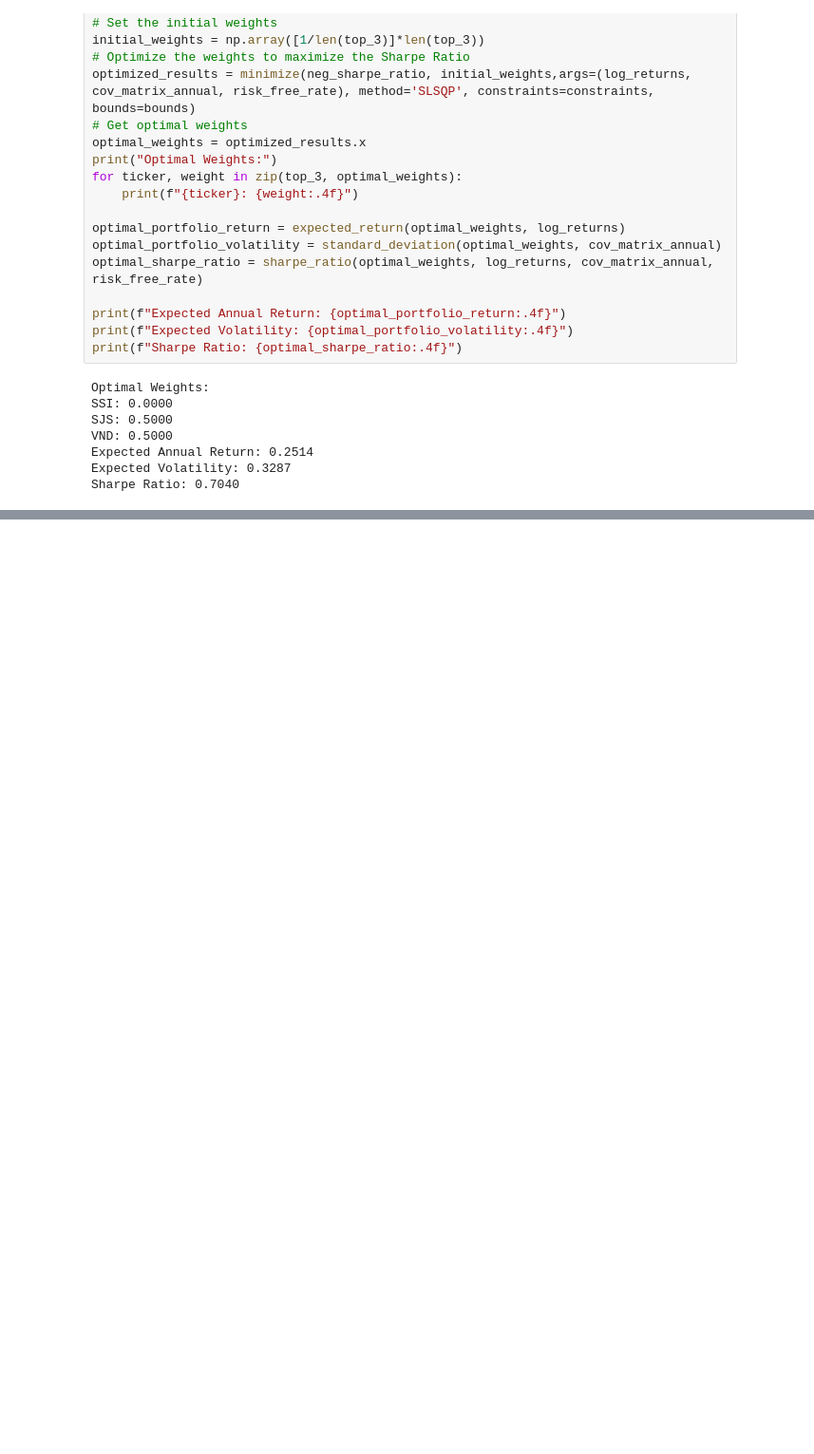
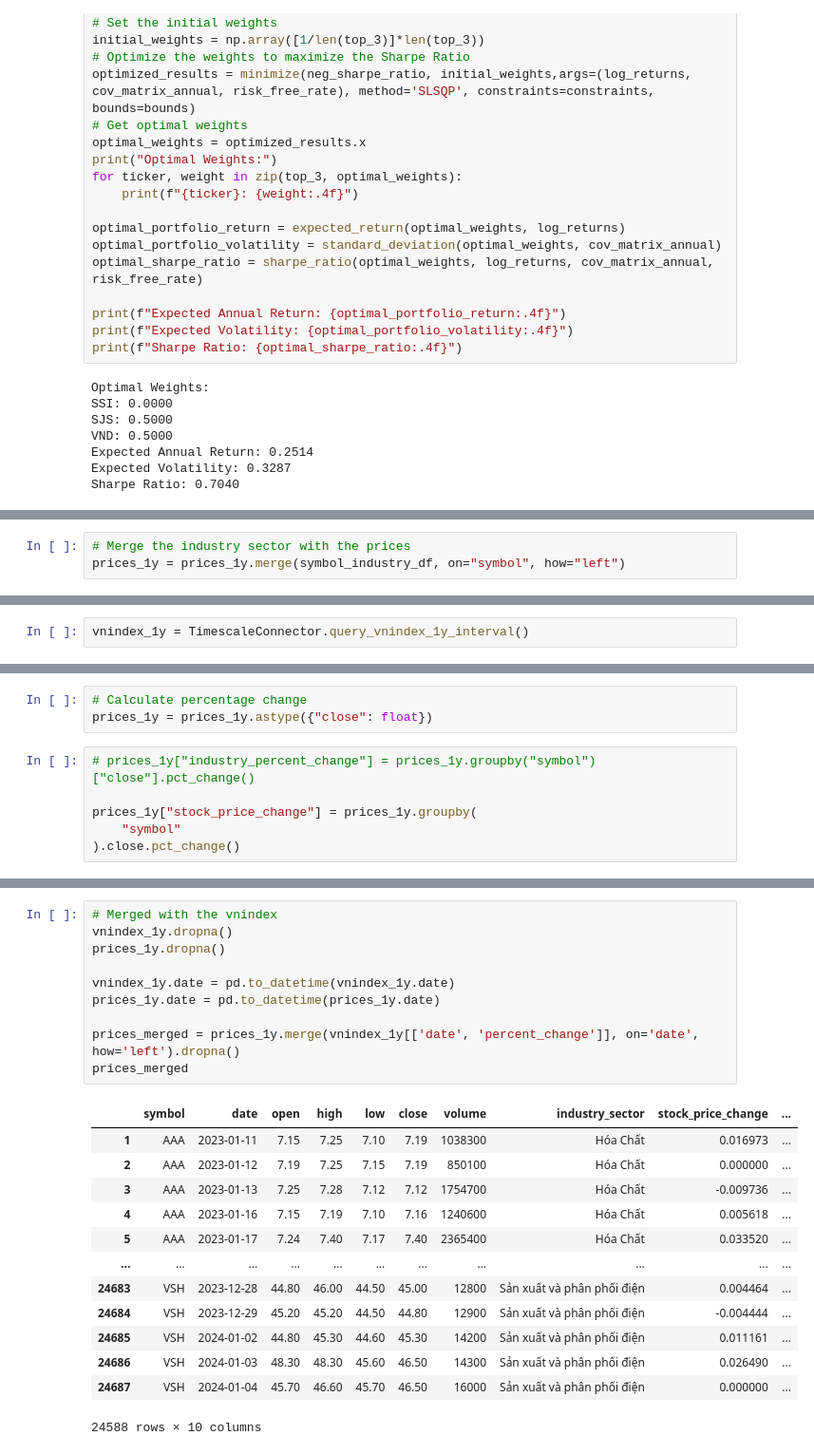
Before and after one commit to tranthanhbinh1/stock-recommendation-system, a Jupyter notebook: recommend_test.ipynb, the cells around one changed output, grey strips where cells are left out. Shown at 95% size. Cells and saved outputs as stored; diff of their text form; blank space fills up the shorter version.

```diff
--- a/recommend_test.ipynb
+++ b/recommend_test.ipynb
@@ -778,0 +846,3 @@ Sharpe Ratio: 0.7040
+# %%
+# Merge the industry sector with the prices
+prices_1y = prices_1y.merge(symbol_industry_df, on="symbol", how="left")
@@ -778,0 +867,2 @@ Sharpe Ratio: 0.7040
+# %%
+vnindex_1y = TimescaleConnector.query_vnindex_1y_interval()
@@ -778,0 +885,9 @@ Sharpe Ratio: 0.7040
+# %%
+# Calculate percentage change
+prices_1y = prices_1y.astype({"close": float})
+# %%
+# prices_1y["industry_percent_change"] = prices_1y.groupby("symbol")["close"].pct_change()
+
+prices_1y["stock_price_change"] = prices_1y.groupby(
+    "symbol"
+).close.pct_change()
@@ -778,0 +910,24 @@ Sharpe Ratio: 0.7040
+# %%
+# Merged with the vnindex
+vnindex_1y.dropna()
+prices_1y.dropna()
+
+vnindex_1y.date = pd.to_datetime(vnindex_1y.date)
+prices_1y.date = pd.to_datetime(prices_1y.date)
+
+prices_merged = prices_1y.merge(vnindex_1y[['date', 'percent_change']], on='date', how='left').dropna()
+prices_merged
+# %% [output]
+|  | symbol | date | open | high | low | close | volume | industry_sector | stock_price_change | ... |
+| 1 | AAA | 2023-01-11 | 7.15 | 7.25 | 7.10 | 7.19 | 1038300 | Hóa Chất | 0.016973 | ... |
+| 2 | AAA | 2023-01-12 | 7.19 | 7.25 | 7.15 | 7.19 | 850100 | Hóa Chất | 0.000000 | ... |
+| 3 | AAA | 2023-01-13 | 7.25 | 7.28 | 7.12 | 7.12 | 1754700 | Hóa Chất | -0.009736 | ... |
+| 4 | AAA | 2023-01-16 | 7.15 | 7.19 | 7.10 | 7.16 | 1240600 | Hóa Chất | 0.005618 | ... |
+| 5 | AAA | 2023-01-17 | 7.24 | 7.40 | 7.17 | 7.40 | 2365400 | Hóa Chất | 0.033520 | ... |
+| ... | ... | ... | ... | ... | ... | ... | ... | ... | ... | ... |
+| 24683 | VSH | 2023-12-28 | 44.80 | 46.00 | 44.50 | 45.00 | 12800 | Sản xuất và phân phối điện | 0.004464 | ... |
+| 24684 | VSH | 2023-12-29 | 45.20 | 45.20 | 44.50 | 44.80 | 12900 | Sản xuất và phân phối điện | -0.004444 | ... |
+| 24685 | VSH | 2024-01-02 | 44.80 | 45.30 | 44.60 | 45.30 | 14200 | Sản xuất và phân phối điện | 0.011161 | ... |
+| 24686 | VSH | 2024-01-03 | 48.30 | 48.30 | 45.60 | 46.50 | 14300 | Sản xuất và phân phối điện | 0.026490 | ... |
+| 24687 | VSH | 2024-01-04 | 45.70 | 46.60 | 45.70 | 46.50 | 16000 | Sản xuất và phân phối điện | 0.000000 | ... |
+24588 rows × 10 columns
```
Also changed, not shown: parts of 15 cells of this notebook, 6 other files.
